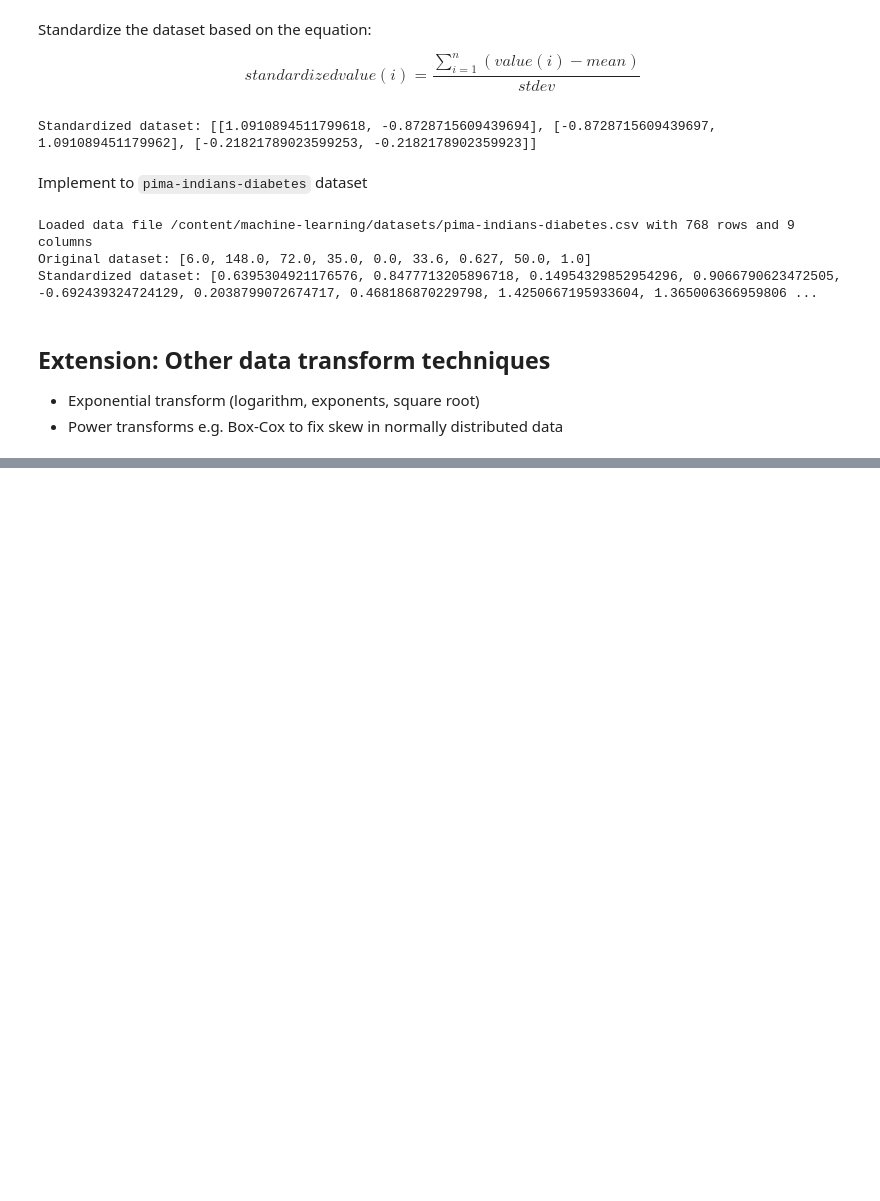
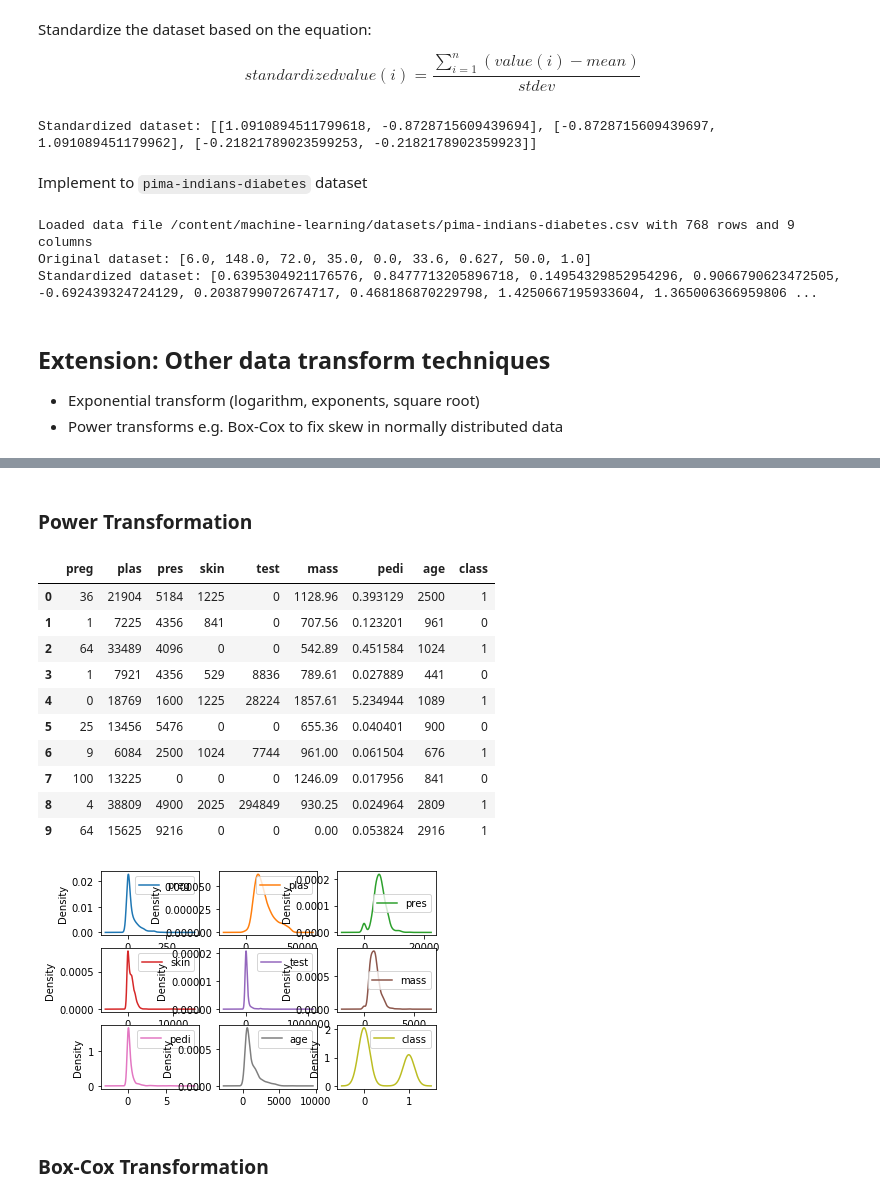
Before and after one commit to yohanesnuwara/machine-learning, a Jupyter notebook: 02_datapreproc/scale_data_for_ml.ipynb, the cells around one changed output, grey strips where cells are left out. Cells and saved outputs as stored; diff of their text form; code cells hidden in the pictures; blank space fills up the shorter version.

```diff
--- a/02_datapreproc/scale_data_for_ml.ipynb
+++ b/02_datapreproc/scale_data_for_ml.ipynb
@@ -162,0 +250,21 @@ import seaborn as sns
+# %% [markdown]
+### Power Transformation
+# %%
+pow_pima = pima**2
+pow_pima.plot(kind='density', subplots=True, layout=(3,3), sharex=False)
+pow_pima.head(10)
+# %% [output]
+|  | preg | plas | pres | skin | test | mass | pedi | age | class |
+| 0 | 36 | 21904 | 5184 | 1225 | 0 | 1128.96 | 0.393129 | 2500 | 1 |
+| 1 | 1 | 7225 | 4356 | 841 | 0 | 707.56 | 0.123201 | 961 | 0 |
+| 2 | 64 | 33489 | 4096 | 0 | 0 | 542.89 | 0.451584 | 1024 | 1 |
+| 3 | 1 | 7921 | 4356 | 529 | 8836 | 789.61 | 0.027889 | 441 | 0 |
+| 4 | 0 | 18769 | 1600 | 1225 | 28224 | 1857.61 | 5.234944 | 1089 | 1 |
+| 5 | 25 | 13456 | 5476 | 0 | 0 | 655.36 | 0.040401 | 900 | 0 |
+| 6 | 9 | 6084 | 2500 | 1024 | 7744 | 961.00 | 0.061504 | 676 | 1 |
+| 7 | 100 | 13225 | 0 | 0 | 0 | 1246.09 | 0.017956 | 841 | 0 |
+| 8 | 4 | 38809 | 4900 | 2025 | 294849 | 930.25 | 0.024964 | 2809 | 1 |
+| 9 | 64 | 15625 | 9216 | 0 | 0 | 0.00 | 0.053824 | 2916 | 1 |
+[figure, added]
+# %% [markdown]
+### Box-Cox Transformation
```
Also changed, not shown: parts of 11 cells of this notebook.
